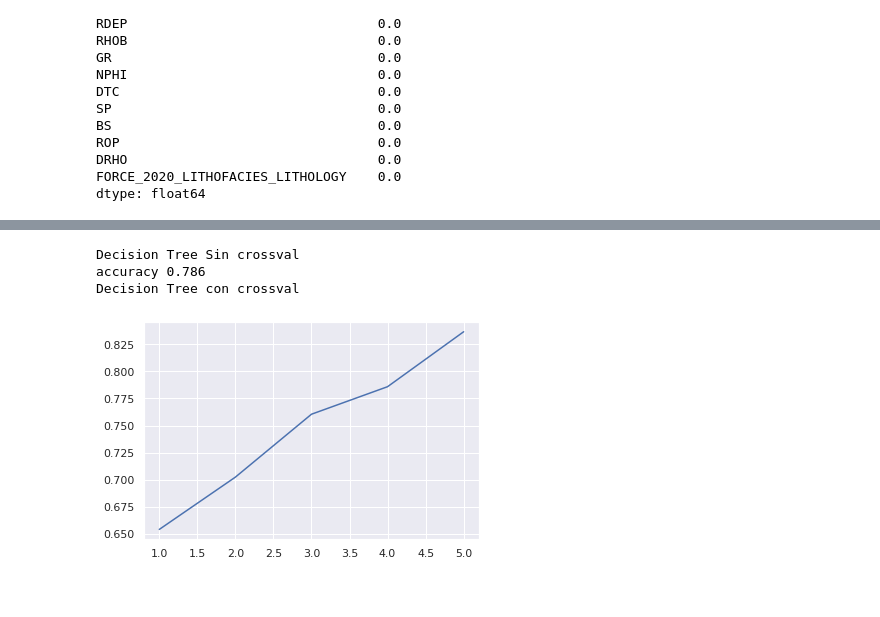
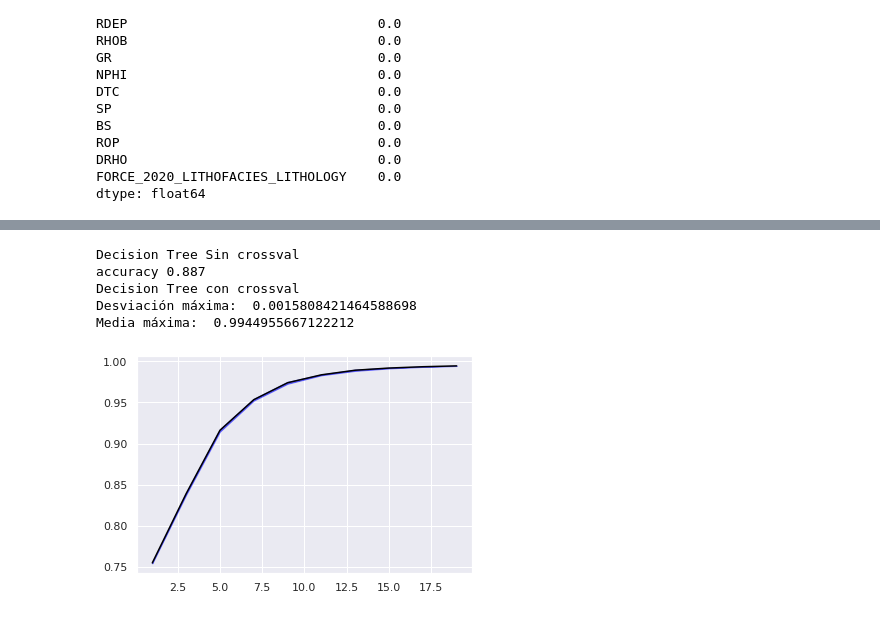
Before and after one commit to wDavid98/AI-Lithologies-Classification, a Jupyter notebook: Proyecto.ipynb, the cells around one changed output, grey strips where cells are left out. Saved outputs shown, nothing was run; the diff lists cells and outputs as text; code cells hidden in the pictures.

```diff
--- a/Proyecto.ipynb
+++ b/Proyecto.ipynb
@@ -265,17 +274,0 @@ def tnr(est,X,y):
-# %%
-## Naive-Guassian-Bayes
-from sklearn.naive_bayes import GaussianNB
-from sklearn.model_selection import cross_val_score, KFold
-from sklearn.metrics import *
-
-print("GNB Con crossval")
-estGB_1 = GaussianNB()
-s = cross_val_score(estGB_1, X, y, cv=KFold(20, shuffle=True), scoring=make_scorer(accuracy_score))
-print("accuracy %.3f (+/- %.5f)"%(np.mean(s), np.std(s)))
-
-print("GNB Sin crossval")
-estGB_2 = GaussianNB()
-estGB_2.fit(X_train,y_train)
-predict = estGB_2.predict(X_test)
-acc = accuracy_score(y_test,predict)
-print("accuracy %.3f"%acc)
@@ -287,34 +312,39 @@ accuracy 0.177
 # %%
 ## Decision Tree
 from sklearn.tree import DecisionTreeClassifier
 from sklearn.model_selection import cross_val_score
 
 
 
 print("Decision Tree Sin crossval")
 est = DecisionTreeClassifier(max_depth=4)
 est.fit(X_train,y_train)
 predict = est.predict(X_test)
 acc = accuracy_score(y_test,predict)
 print("accuracy %.3f"%acc)
 
 scores = []
-depths = range(1,6,1)
+stds = []
+depths = range(1,20,2)
 
 print("Decision Tree con crossval")
 for i in depths:
   est = DecisionTreeClassifier(max_depth=i)
-  s = cross_val_score(est, X, y, cv=KFold(10, shuffle=True), scoring=make_scorer(accuracy_score))
+  s = cross_val_score(est, X, y, cv=KFold(5, shuffle=True), scoring=make_scorer(accuracy_score))
   scores.append(np.mean(s))
+  stds.append(np.std(s))
 
-plt.plot(depths, scores)
+scores = np.r_[scores]
+stds  = np.r_[stds]
+print("Desviación máxima: ",np.max(stds))
+print("Media máxima: ",np.max(scores))
+plt.plot(depths, scores,label="mean", color="black")
+plt.fill_between(depths, scores-stds, scores+stds, color="blue", alpha=.5, label="std")
 plt.show()
-# print("Decision Tree con crossval")
-# est = DecisionTreeClassifier(max_depth=4)
-# s = cross_val_score(est, X, y, cv=KFold(10, shuffle=True), scoring=make_scorer(accuracy_score))
-# print("accuracy %.3f (+/- %.5f)"%(np.mean(s), np.std(s)))
 # %% [output]
 Decision Tree Sin crossval
-accuracy 0.786
+accuracy 0.887
 Decision Tree con crossval
+Desviación máxima:  0.0015808421464588698
+Media máxima:  0.9944955667122212
-[figure, old version]
+[figure, new version]
```
Also changed, not shown: parts of 32 cells of this notebook, 2 other files.
